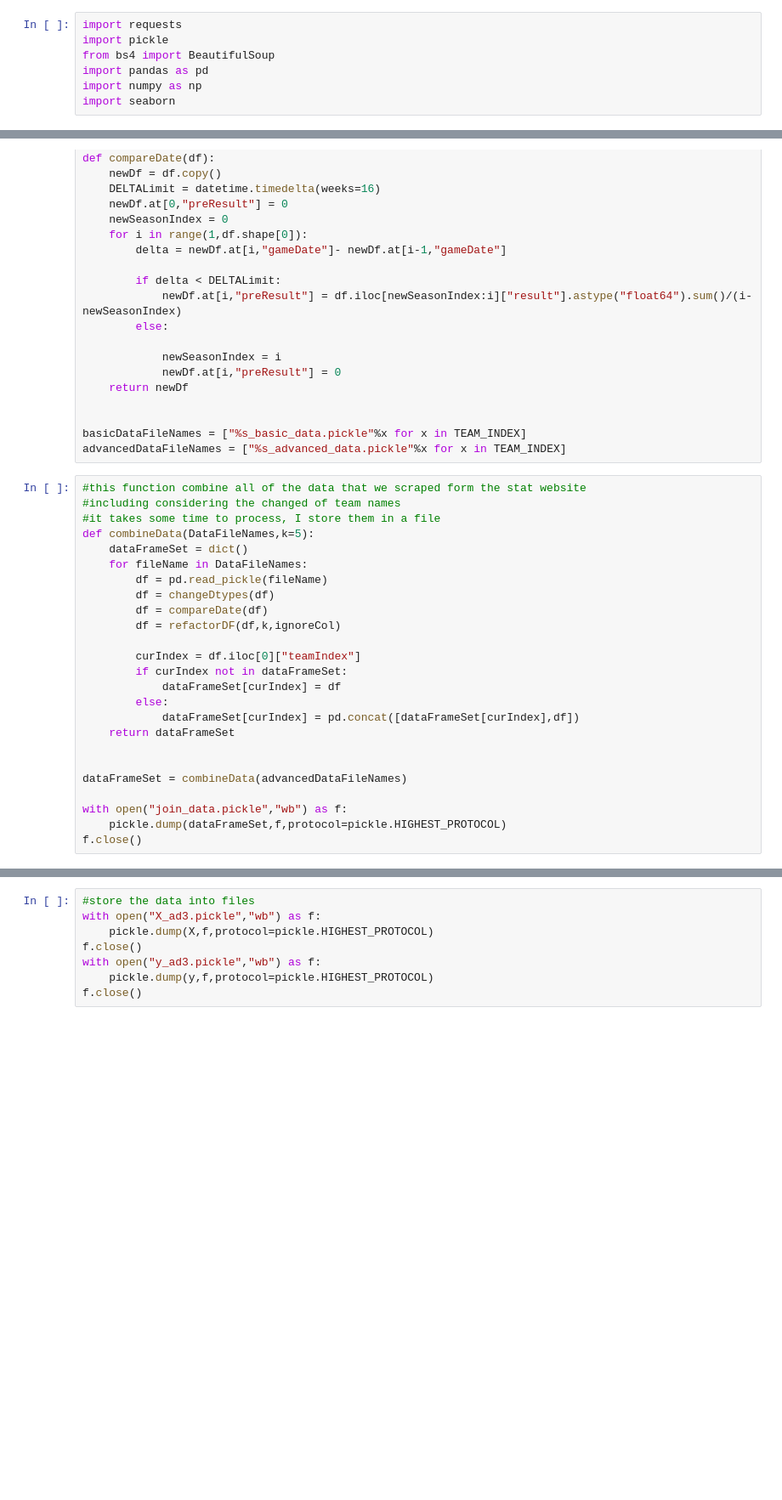
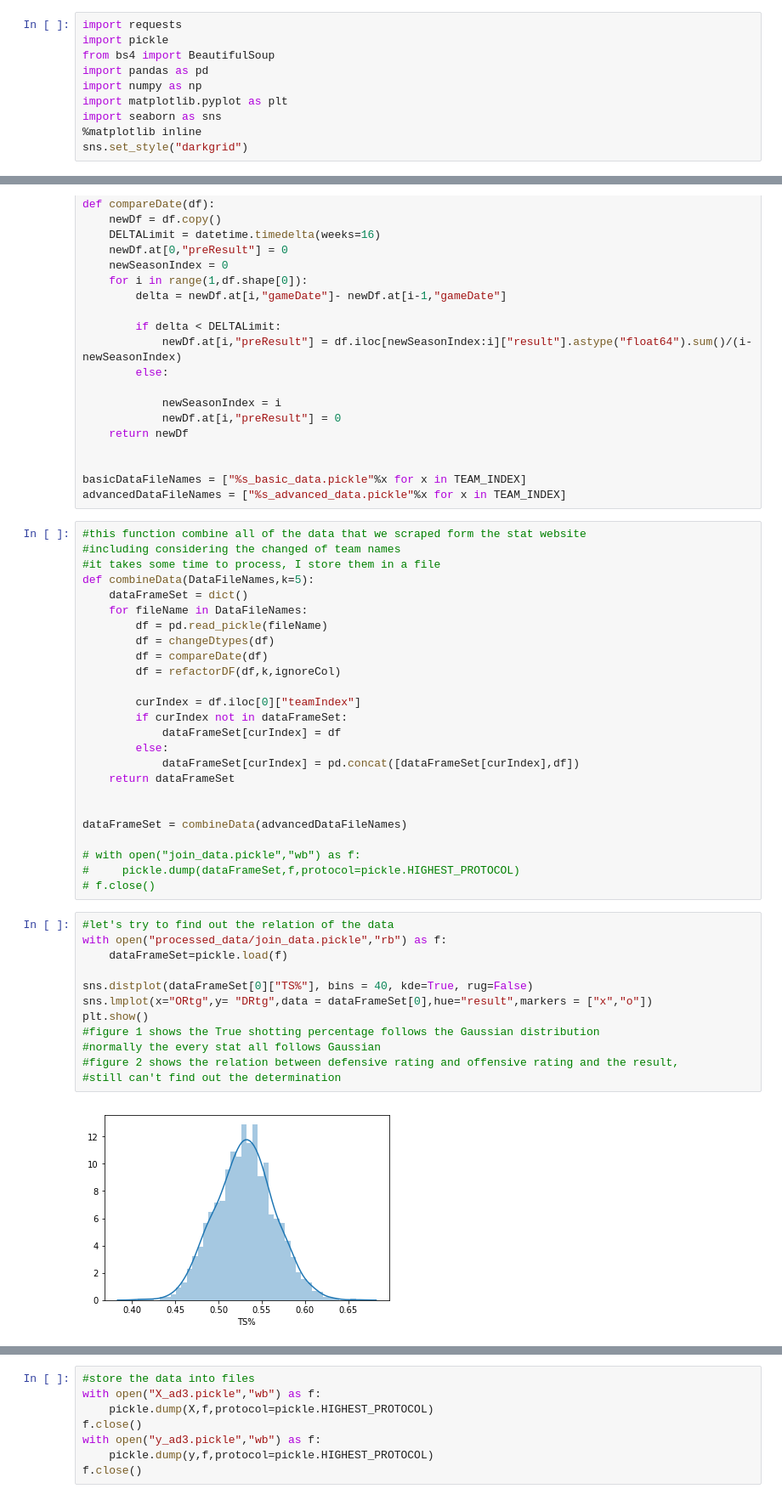
Before and after one commit to runchangkang/CMU_15-688_Final_Project, a Jupyter notebook: final_project/final_project_runchank_zhengl1.ipynb, the cells around one changed output, grey strips where cells are left out. Shown: that part at 85% size. Cells and saved outputs as stored; diff of their text form; blank space fills up the shorter version.

Commit message:
figures added

```diff
--- a/final_project/final_project_runchank_zhengl1.ipynb
+++ b/final_project/final_project_runchank_zhengl1.ipynb
@@ -21,7 +21,10 @@ import pickle
 from bs4 import BeautifulSoup
 import pandas as pd
 import numpy as np
-import seaborn
+import matplotlib.pyplot as plt
+import seaborn as sns
+%matplotlib inline
+sns.set_style("darkgrid")
 # %% [markdown]
 ## Discussion
 # %% [markdown]
@@ -287,6 +291,20 @@ def combineData(DataFileNames,k=5):
 
 dataFrameSet = combineData(advancedDataFileNames)
 
-with open("join_data.pickle","wb") as f:
-    pickle.dump(dataFrameSet,f,protocol=pickle.HIGHEST_PROTOCOL)
-f.close()
+# with open("join_data.pickle","wb") as f:
+#     pickle.dump(dataFrameSet,f,protocol=pickle.HIGHEST_PROTOCOL)
+# f.close()
+# %%
+#let's try to find out the relation of the data
+with open("processed_data/join_data.pickle","rb") as f:
+    dataFrameSet=pickle.load(f)
+
+sns.distplot(dataFrameSet[0]["TS%"], bins = 40, kde=True, rug=False)
+sns.lmplot(x="ORtg",y= "DRtg",data = dataFrameSet[0],hue="result",markers = ["x","o"])
+plt.show()
+#figure 1 shows the True shotting percentage follows the Gaussian distribution
+#normally the every stat all follows Gaussian
+#figure 2 shows the relation between defensive rating and offensive rating and the result,
+#still can't find out the determination
+# %% [output]
+[figure, added]
```
Also changed, not shown: parts of 4 cells of this notebook.
